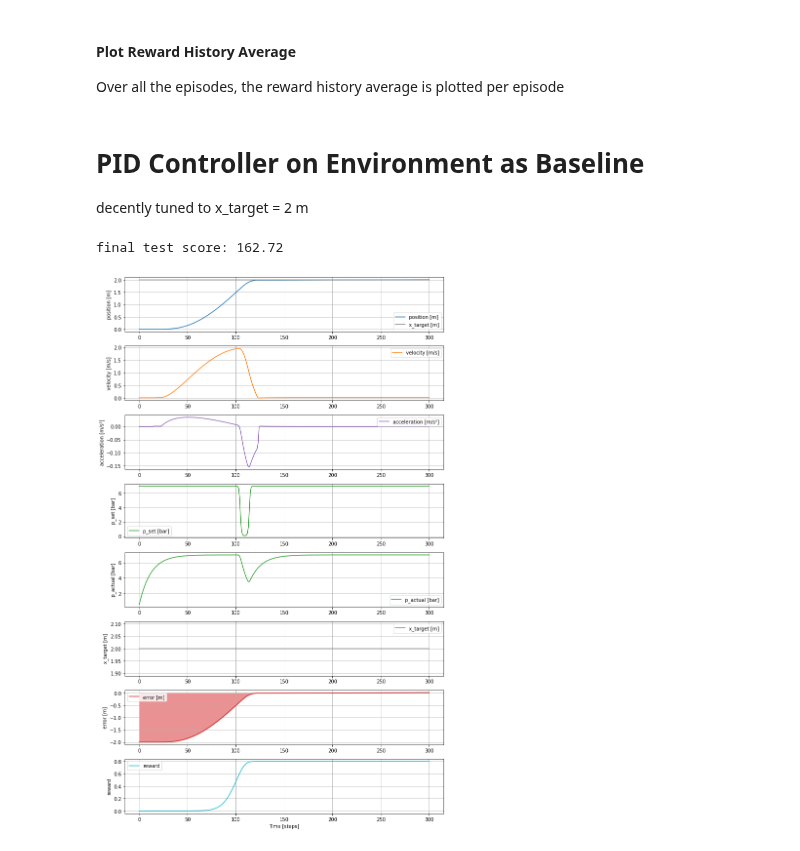
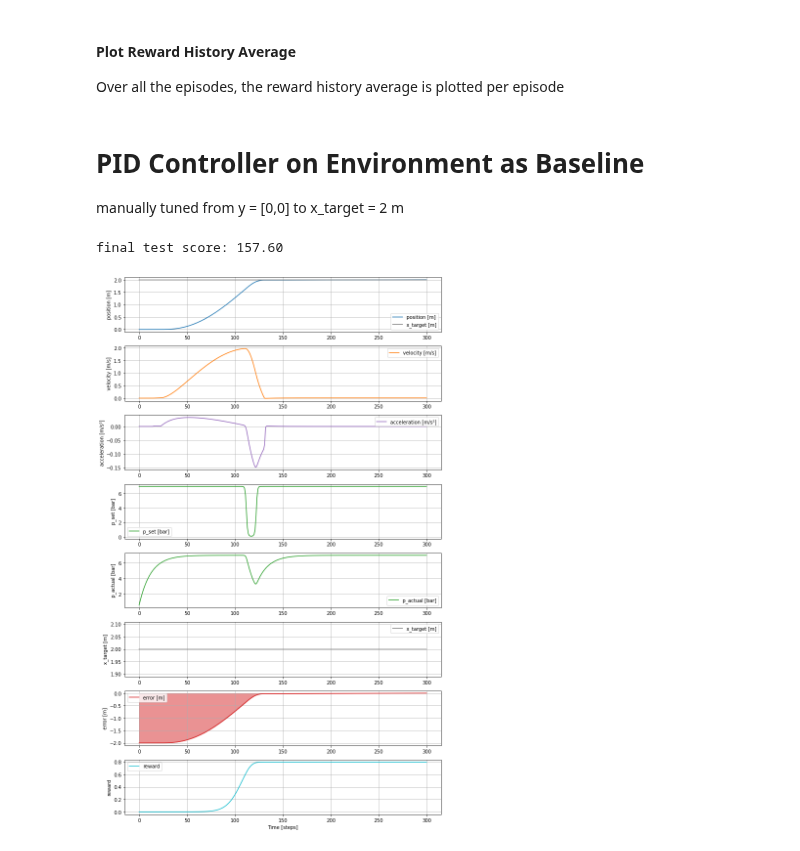
Before and after one commit to Sven-J-Steinert/Rocket-Hopper-DDPG, a Jupyter notebook: ddpg.ipynb, the cells around one changed output. Saved outputs shown, nothing was run; the diff lists cells and outputs as text; code cells hidden in the pictures.

```diff
--- a/ddpg.ipynb
+++ b/ddpg.ipynb
@@ -30,29 +29,3 @@ print(f"Gym version: {gym.__version__}")
 PyTorch version: 2.1.1+cpu
 NumPy version: 1.26.2
 Gym version: 0.26.2
-# %%
-# helper function for plotting
-def plot(states):
-    num_states = states.shape[0]
-    time = np.arange(states.shape[1])
-
-    plt.figure(figsize=(10, 2*num_states))
-
-    names = ["position [m]","velocity [m/s]","acceleration [m/s²]","p_set [bar]","p_actual [bar]","x_target [m]","error [m]","reward","?"]
-    colors = ["tab:blue","tab:orange","tab:purple","tab:green","tab:green","tab:grey","tab:red","tab:cyan","black"]
-
-    for i in range(num_states):
-        plt.subplot(num_states, 1, i + 1)
-        plt.plot(time, states[i, :], label=names[i],color=colors[i])
-        if i == 0:
-            plt.plot(time, states[5, :], label=names[5],color=colors[5]) # x_target
-        if i == 6: # error
-            plt.fill_between(time, 0, states[i, :], color=colors[i], alpha=0.5)
-        plt.ylabel(names[i])
-        plt.legend()
-        plt.grid(True)
-
-    plt.xlabel('Time [steps]')
-    plt.legend()
-    plt.tight_layout()
-    plt.show()
@@ -696,7 +672,7 @@ for i in range(test_iteration):
 env.close()
 # %% [markdown]
 # PID Controller on Environment as Baseline
-decently tuned to x_target = 2 m
+manually tuned from y = [0,0] to x_target = 2 m
 # %%
 # PID as baseline
 def sigmoid(x):
@@ -807,11 +785,11 @@ print(highscore, highest_pid)
 # %%
 # highest PID performance encountered
 env = HopperEnv()
 env.reset()
-pid = (50,0.1,1000) # 162.72  (50,0.1,1000)
+pid = (50,0.08,1000) # 162.72  (50,0.1,1000)
 contr = PIDController(*pid)
 pid_logs = pid_test(contr,logging=True)
 plot(pid_logs[0])
 # %% [output]
-final test score: 162.72
+final test score: 157.60
-[figure, old version]
+[figure, new version]
```
Also changed, not shown: parts of 4 cells of this notebook, 10 other files.
